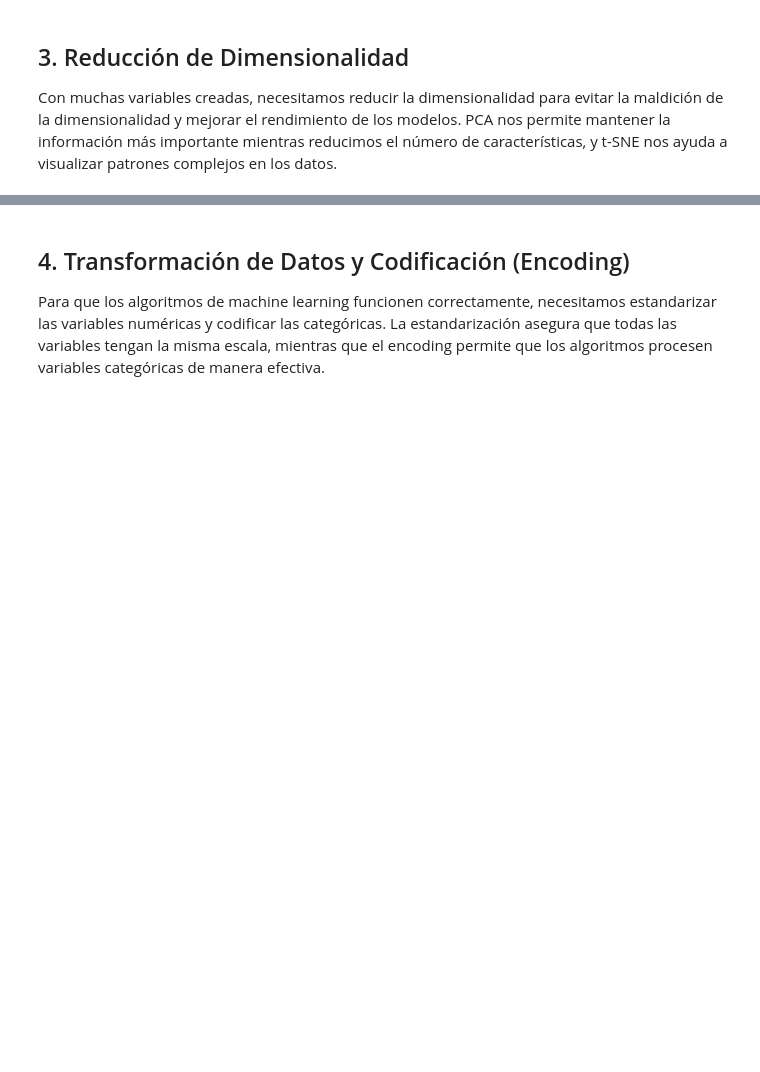
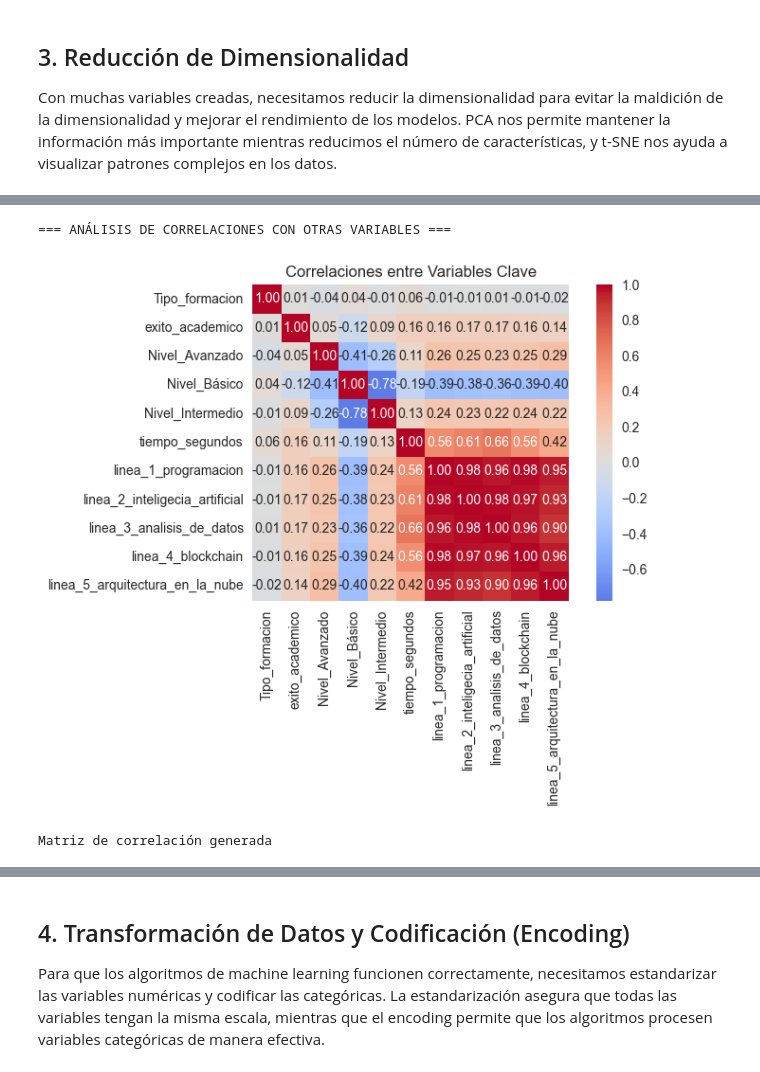
Before and after one commit to Davidp1905/Proyecto_Machine_Learning, a Jupyter notebook: preprocesamiento_datos.ipynb, the cells around one changed output, grey strips where cells are left out. Drawn from its saved outputs; the diff is of its cells as text; code cells hidden in the pictures; blank space fills up the shorter version.

Commit message:
changes in analisis explratorio

```diff
--- a/preprocesamiento_datos.ipynb
+++ b/preprocesamiento_datos.ipynb
@@ -245 +275,38 @@ if 'exito_academico' in df_fe.columns:
 Matriz de correlación generada
+# %%
+# Análisis de correlaciones importante
+print("\n=== ANÁLISIS DE CORRELACIONES CON OTRAS VARIABLES ===")
+
+# Calcular correlaciones de variables clave con éxito académico
+if 'exito_academico' in df_fe.columns:
+
+    important_vars = [
+    'Tipo_formacion',
+    'exito_academico', 'Nivel_Avanzado', 'Nivel_Básico', 'Nivel_Intermedio',
+    'tiempo_segundos',
+    'linea_1_programacion',
+    'linea_2_inteligecia_artificial',
+    'linea_3_analisis_de_datos',
+    'linea_4_blockchain',
+    'linea_5_arquitectura_en_la_nube',
+]
+
+
+    # Filtrar variables que existen
+    available_vars = [v for v in important_vars if v in df_fe.columns]
+
+    if len(available_vars) > 2:
+        corr_matrix = df_fe[available_vars].corr()
+
+        plt.figure(figsize=(8, 6))
+        sns.heatmap(corr_matrix, annot=True, cmap='coolwarm', center=0,
+                   square=True, fmt='.2f')
+        plt.title('Correlaciones entre Variables Clave')
+        plt.tight_layout()
+        plt.show()
+
+        print("Matriz de correlación generada")
+# %% [output]
+=== ANÁLISIS DE CORRELACIONES CON OTRAS VARIABLES ===
+[figure, added]
+Matriz de correlación generada
```
Also changed, not shown: parts of 16 cells of this notebook, 3 other files.
